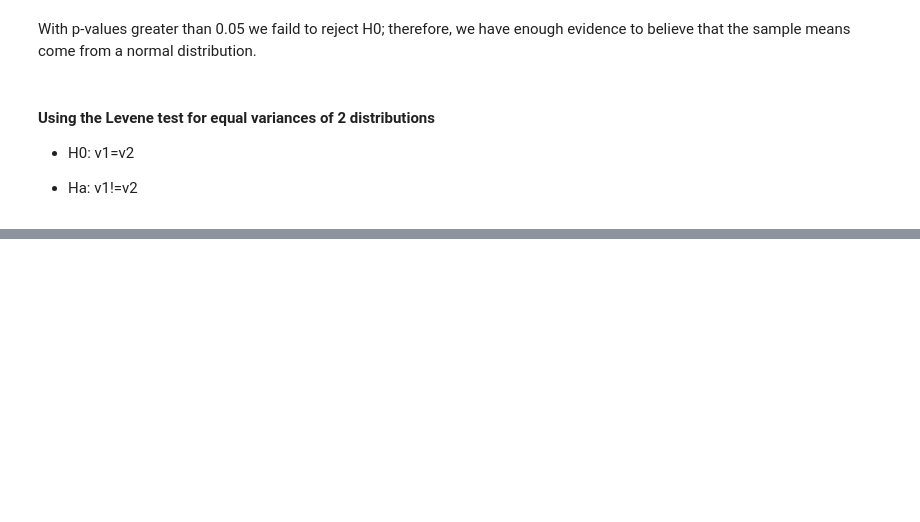
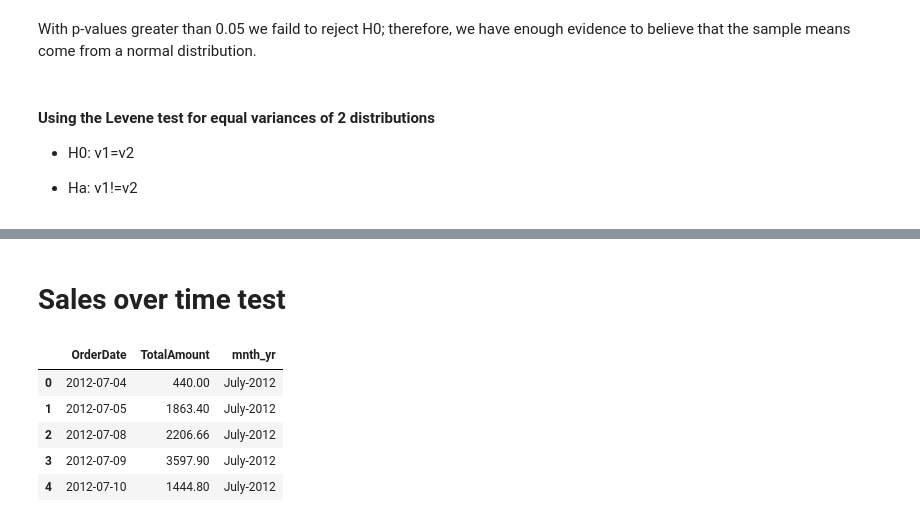
Before and after one commit to Francismorales/dsc-mod-3-project-online-ds-pt-061019, a Jupyter notebook: Project2-Northwind_Hypothesis_Testing.ipynb, the cells around one changed output, grey strips where cells are left out. Saved outputs shown, nothing was run; the diff lists cells and outputs as text; code cells hidden in the pictures; blank space fills up the shorter version.

```diff
--- a/Project2-Northwind_Hypothesis_Testing.ipynb
+++ b/Project2-Northwind_Hypothesis_Testing.ipynb
@@ -532,0 +546,2 @@ With p-values greater than 0.05 we faild to reject H0; therefore, we have enough
+# %% [markdown]
+# Sales over time test
@@ -532,0 +561,9 @@ With p-values greater than 0.05 we faild to reject H0; therefore, we have enough
+# %%
+data9.head()
+# %% [output]
+|  | OrderDate | TotalAmount | mnth_yr |
+| 0 | 2012-07-04 | 440.00 | July-2012 |
+| 1 | 2012-07-05 | 1863.40 | July-2012 |
+| 2 | 2012-07-08 | 2206.66 | July-2012 |
+| 3 | 2012-07-09 | 3597.90 | July-2012 |
+| 4 | 2012-07-10 | 1444.80 | July-2012 |
```
Also changed, not shown: parts of 8 cells of this notebook.
